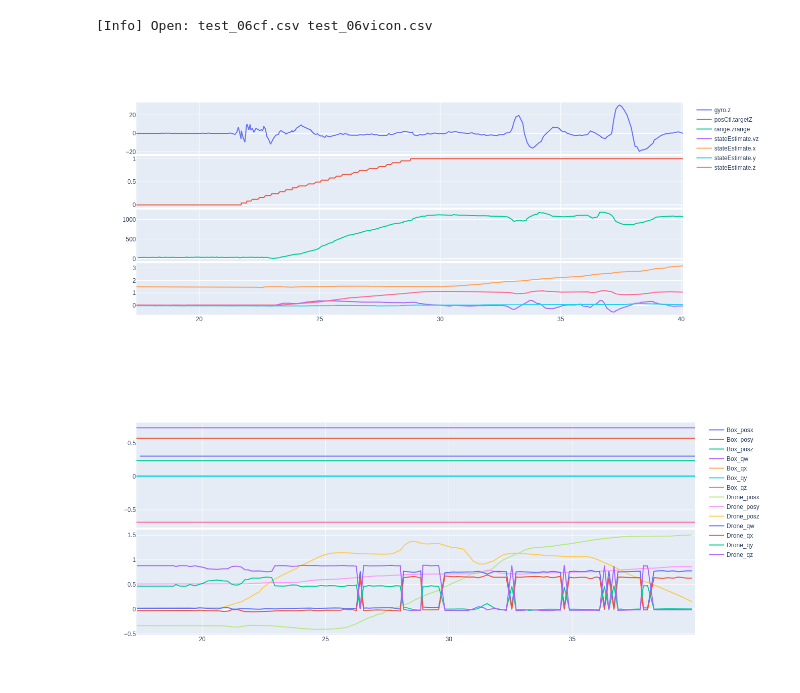
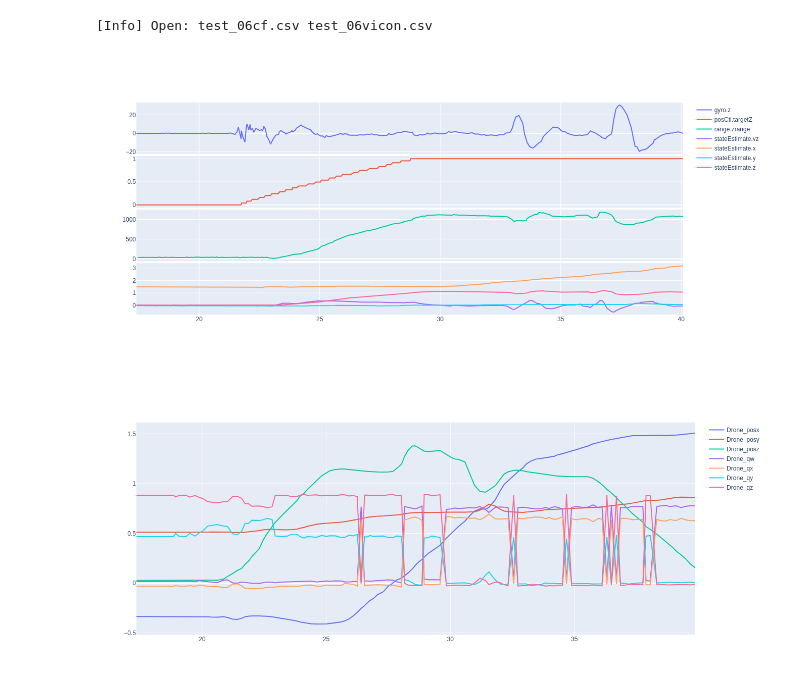
Before and after one commit to Xeratec/crazyflie-stepStabilizer, a Jupyter notebook: python/LogParser.ipynb, the cells around one changed output. Cells and saved outputs as stored; diff of their text form; code cells hidden in the pictures.

```diff
--- a/python/LogParser.ipynb
+++ b/python/LogParser.ipynb
@@ -78,34 +78,38 @@ for key in np.unique(df["ID"]):
 keys = np.unique(keys)
 
 n_groups = len(keys)
 fig = make_subplots(rows=n_groups, cols=1, shared_xaxes=True,vertical_spacing=0.01)
 
 for k, group in df.groupby(["ID"]):
     key = group.iloc[0,1].split(".")[0]
     group_index = np.where(keys == key)[0][0]
     fig.append_trace(go.Scatter(x=group['Timestamp']/1000, y= group['Value'], mode='lines', name="{}".format(group.iloc[0,1])), row=group_index+1, col=1)
 
 fig.update_layout(width=15*60, height=5*120)
 fig.show()
 
 df = pd.read_csv(path_vicon, header=0, names=["Timestamp", "ID", "Value"])
 
 keys = []
 for key in np.unique(df["ID"]):
-    keys.append(key.split("_")[0])
+    t = key.split("_")[0]
+    if t != "Box":
+        keys.append(t)
+
 keys = np.unique(keys)
 
 n_groups = len(keys)
 fig = make_subplots(rows=n_groups, cols=1, shared_xaxes=True,vertical_spacing=0.01)
 
 for k, group in df.groupby(["ID"]):
     key = group.iloc[0,1].split("_")[0]
-    group_index = np.where(keys == key)[0][0]
-    fig.append_trace(go.Scatter(x=group['Timestamp']/1000, y= group['Value'], mode='lines', name="{}".format(group.iloc[0,1])), row=group_index+1, col=1)
+    group_index = np.where(keys == key)[0]
+    if group_index >= 0:
+        fig.append_trace(go.Scatter(x=group['Timestamp']/1000, y= group['Value'], mode='lines', name="{}".format(group.iloc[0,1])), row=int(group_index)+1, col=1)
 
 fig.update_layout(width=15*60, height=5*120)
 fig.show()
 # %% [output]
 [Info] Open: test_06cf.csv test_06vicon.csv
 [figure]
-[figure, old version]
+[figure, new version]
```
Also changed, not shown: parts of 1 cell of this notebook, 6 other files.
